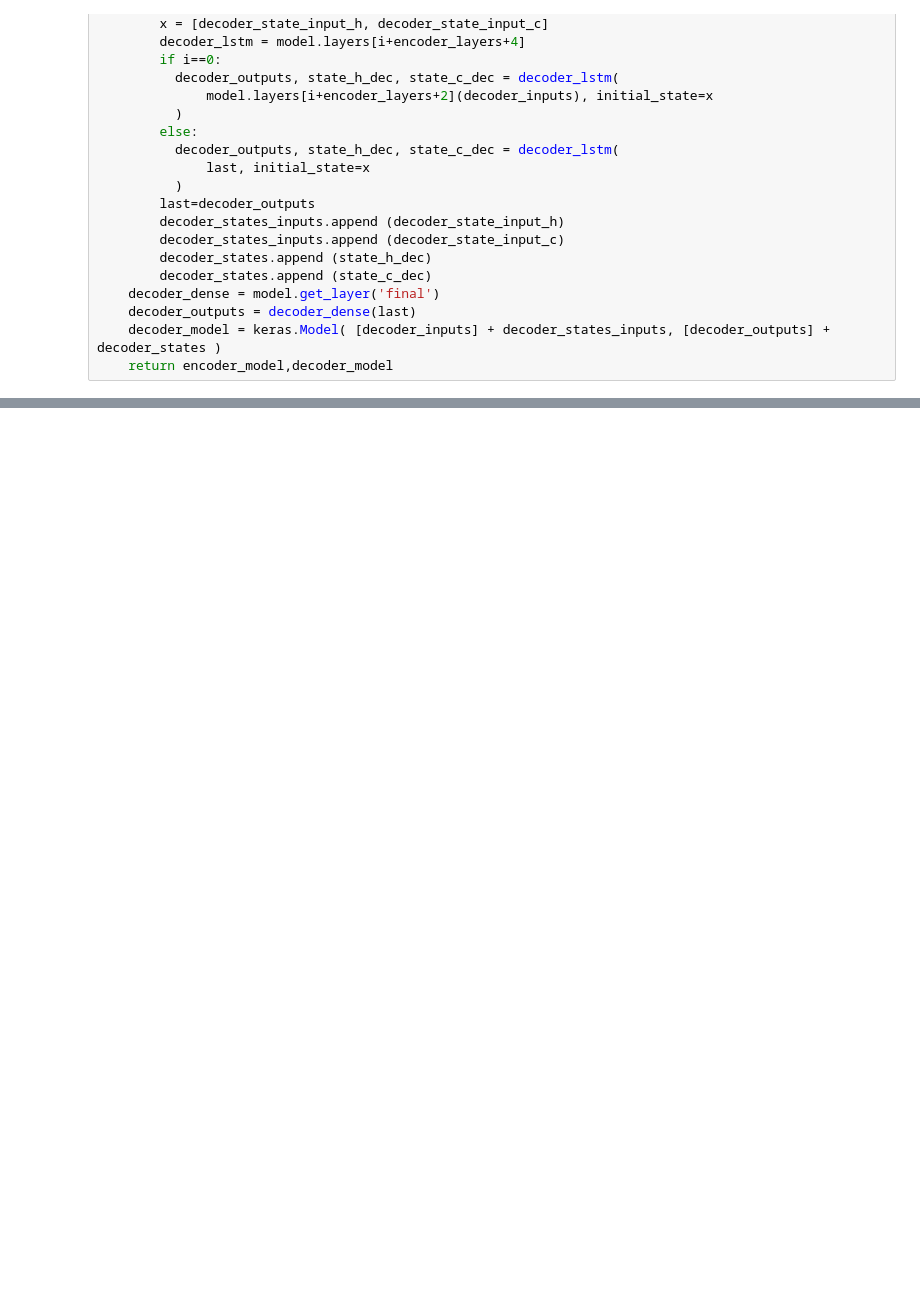
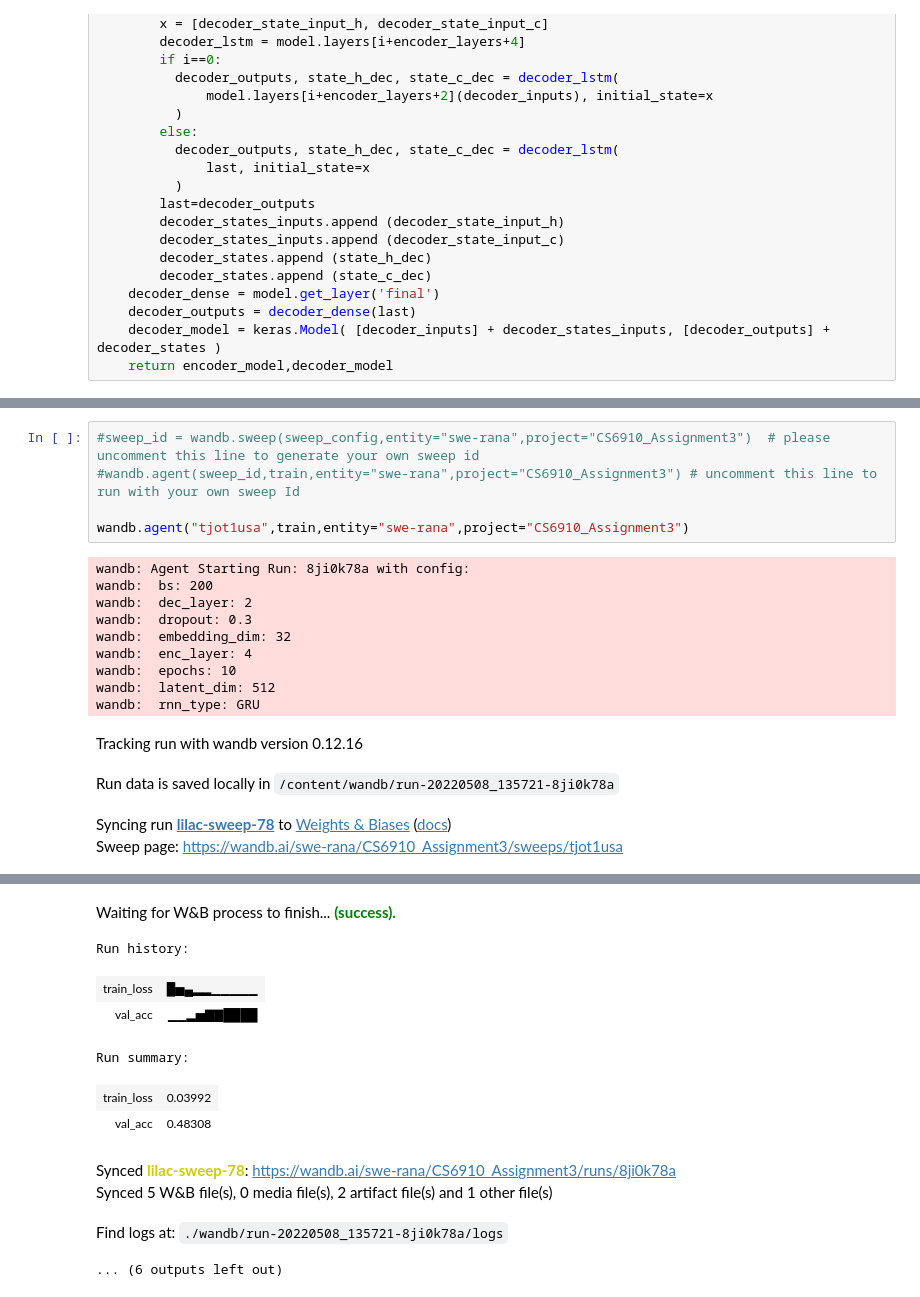
Before and after one commit to swetha-rana/Assignment_3, a Jupyter notebook: rnn_seq_to_seq.ipynb, the cells around one changed output, grey strips where cells are left out. Cells and saved outputs as stored; diff of their text form; blank space fills up the shorter version.

```diff
--- a/rnn_seq_to_seq.ipynb
+++ b/rnn_seq_to_seq.ipynb
@@ -249,0 +414,19 @@ def inference_(model,encoder_layers,decoder_layers):
+# %%
+#sweep_id = wandb.sweep(sweep_config,entity="swe-rana",project="CS6910_Assignment3")  # please uncomment this line to generate your own sweep id
+#wandb.agent(sweep_id,train,entity="swe-rana",project="CS6910_Assignment3") # uncomment this line to run with your own sweep Id
+
+wandb.agent("tjot1usa",train,entity="swe-rana",project="CS6910_Assignment3")
+# %% [output]
+wandb: Agent Starting Run: 8ji0k78a with config:
+wandb:  bs: 200
+wandb:  dec_layer: 2
+wandb:  dropout: 0.3
+wandb:  embedding_dim: 32
+wandb:  enc_layer: 4
+wandb:  epochs: 10
+wandb:  latent_dim: 512
+wandb:  rnn_type: GRU
+Tracking run with wandb version 0.12.16
+Run data is saved locally in /content/wandb/run-20220508_135721-8ji0k78a
+Syncing run lilac-sweep-78 to Weights & Biases (docs)
+Sweep page: https://wandb.ai/swe-rana/CS6910_Assignment3/sweeps/tjot1usa
@@ -249,0 +443,11 @@ def inference_(model,encoder_layers,decoder_layers):
+Waiting for W&B process to finish... (success).
+Run history:
+| train_loss | █▅▄▂▂▁▁▁▁▁ |
+| val_acc | ▁▁▂▅▇▇████ |
+Run summary:
+| train_loss | 0.03992 |
+| val_acc | 0.48308 |
+Synced lilac-sweep-78: https://wandb.ai/swe-rana/CS6910_Assignment3/runs/8ji0k78a
+Synced 5 W&B file(s), 0 media file(s), 2 artifact file(s) and 1 other file(s)
+Find logs at: ./wandb/run-20220508_135721-8ji0k78a/logs
+... (6 outputs left out)
```
Also changed, not shown: parts of 19 cells of this notebook.
